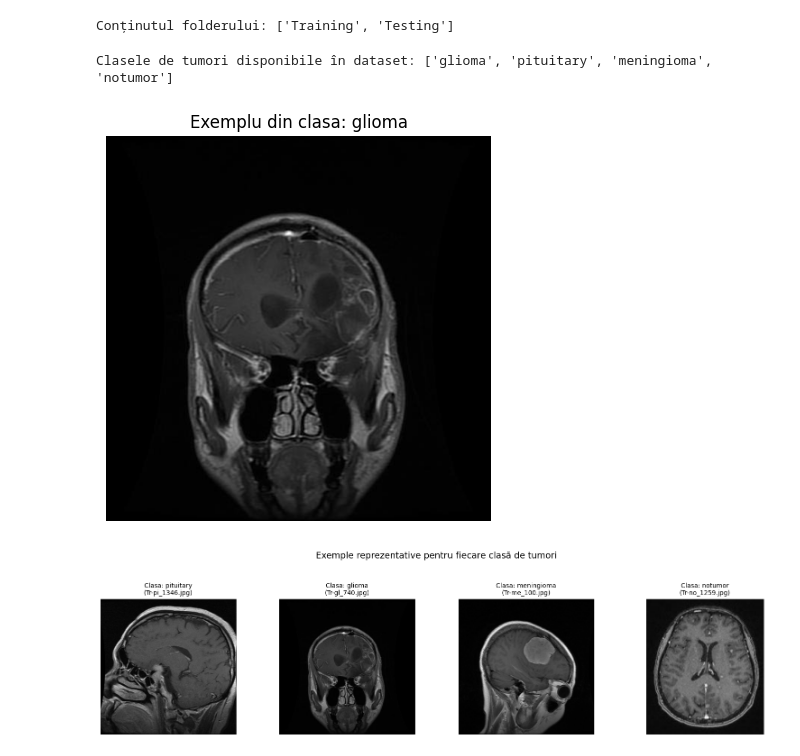
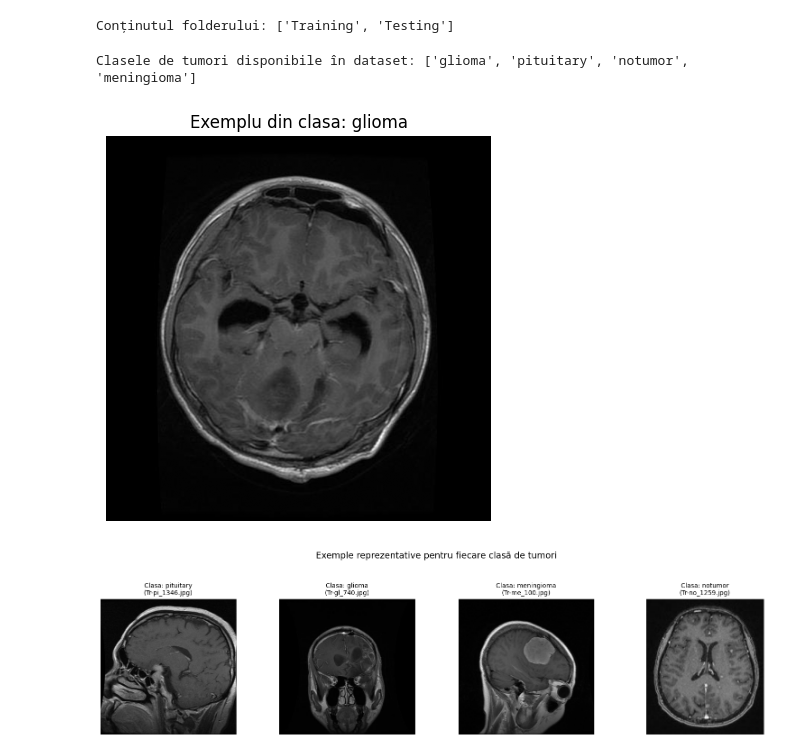
Before and after one commit to mercasdenisa13/Licenta-Detectare-Tumori-Cerebrale, a Jupyter notebook: notebooks/01_explorare_date_clasificare.ipynb, the cells around one changed output. Drawn from its saved outputs; the diff is of its cells as text; code cells hidden in the pictures.

```diff
--- a/notebooks/01_explorare_date_clasificare.ipynb
+++ b/notebooks/01_explorare_date_clasificare.ipynb
@@ -148,30 +150,30 @@ Conținutul folderului: ['Training', 'Testing']
 # %%
 # 6. Afișarea unei imagini RMN originale
 import os
 import matplotlib.pyplot as plt
 from PIL import Image
 
 # 1. Vedem clasele (categoriile) de tumori din setul de antrenament
 cale_training = os.path.join('baza_de_date_tumori', 'Training')
 clase = os.listdir(cale_training)
 print(f"Clasele de tumori disponibile în dataset: {clase}")
 
 # 2. Alegem prima clasă și luăm o imagine din ea
 prima_clasa = clase[0]
 cale_clasa = os.path.join(cale_training, prima_clasa)
 nume_poza = os.listdir(cale_clasa)[0]
-cale_completă_poza = os.path.join(cale_clasa, nume_poza)
+cale_completa_poza = os.path.join(cale_clasa, nume_poza)
 
 # 3. Deschidem și afișăm imaginea RMN 2D
-imagine = Image.open(cale_completă_poza)
+imagine = Image.open(cale_completa_poza)
 plt.figure(figsize=(5, 5))
 plt.imshow(imagine, cmap='gray')
 plt.title(f"Exemplu din clasa: {prima_clasa}")
 plt.axis('off')
 plt.show()
 # %% [output]
-Clasele de tumori disponibile în dataset: ['glioma', 'pituitary', 'meningioma', 'notumor']
+Clasele de tumori disponibile în dataset: ['glioma', 'pituitary', 'notumor', 'meningioma']
-[figure, old version]
+[figure, new version]
 # %%
 # 7. Afișarea unui exemplu din fiecare clasă
 import os
```
Also changed, not shown: parts of 7 cells of this notebook, 4 other files.
